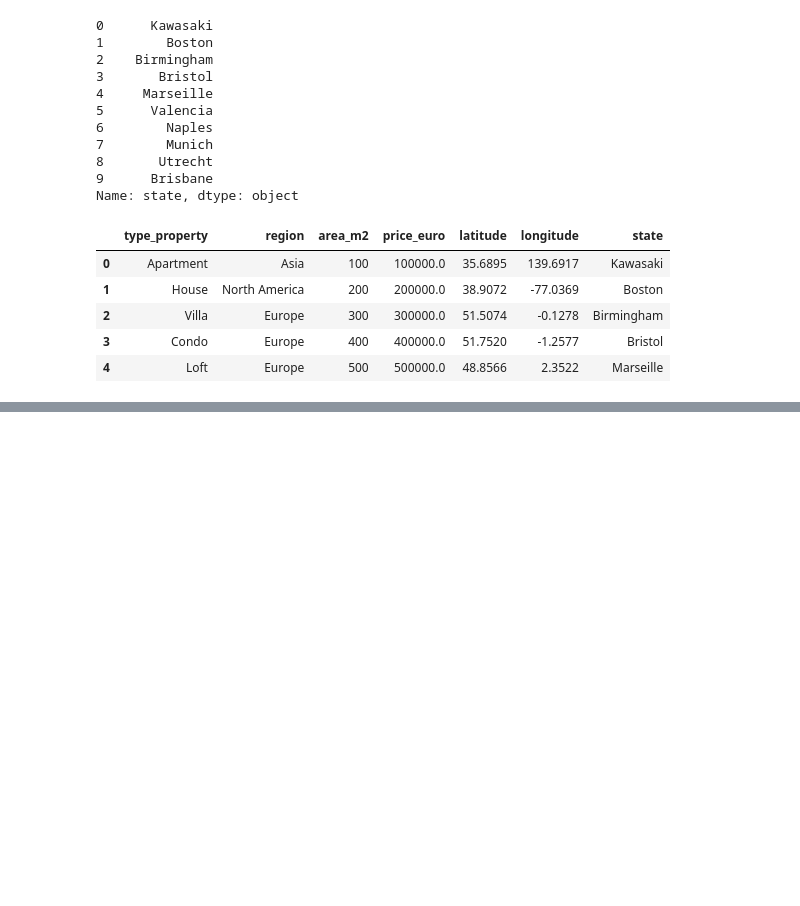
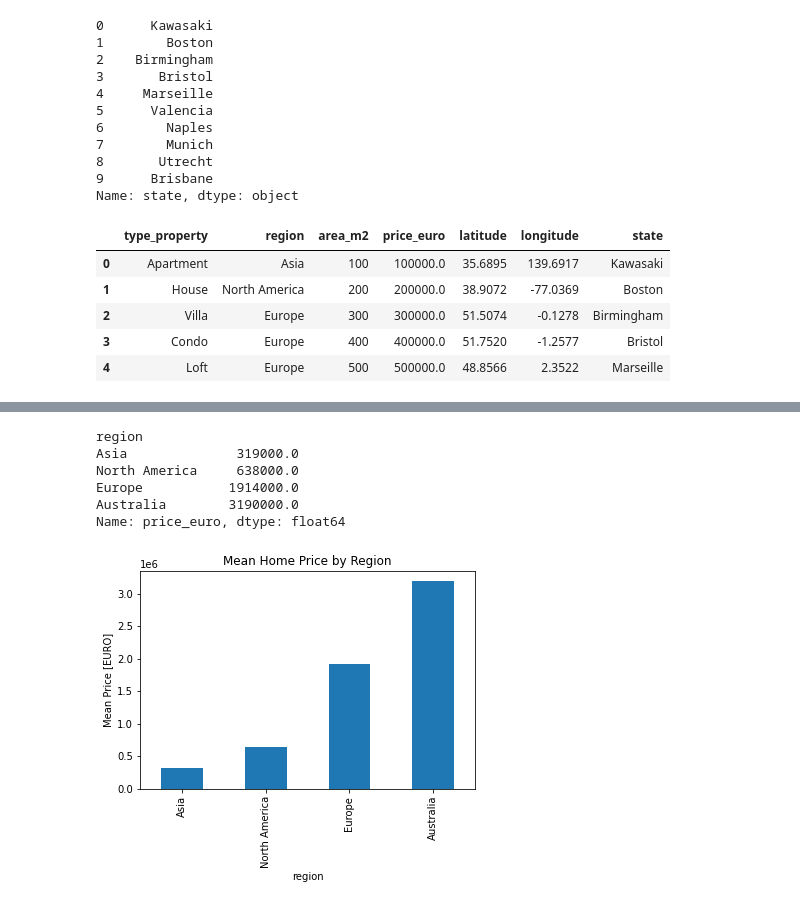
Before and after one commit to Imed-Ha/Pandas-Library, a Jupyter notebook: Dealing_with_data.ipynb, the cells around one changed output, grey strips where cells are left out. Drawn from its saved outputs; the diff is of its cells as text; code cells hidden in the pictures; blank space fills up the shorter version.

```diff
--- a/Dealing_with_data.ipynb
+++ b/Dealing_with_data.ipynb
@@ -107,0 +176,19 @@ df["price_euro"] = (df["price_euro"]*3.19).round(2)
+# %%
+# The following code is to calculate the mean price by region
+mean_price_by_region = df.groupby("region")["price_euro"].mean().sort_values()
+mean_price_by_region
+# %% [output]
+region
+Asia              319000.0
+North America     638000.0
+Europe           1914000.0
+Australia        3190000.0
+Name: price_euro, dtype: float64
+# %%
+# The following code is for visualizing data using Barchart
+# Build bar chart, label axes, add title
+mean_price_by_region.plot(kind='bar',xlabel="region",ylabel="Mean Price [EURO]", title='Mean Home Price by Region')
+# Don't change the code below 👇
+plt.savefig("images/barchart.png", dpi=150)
+# %% [output]
+[figure, added]
```
Also changed, not shown: parts of 10 cells of this notebook, 5 other files.
